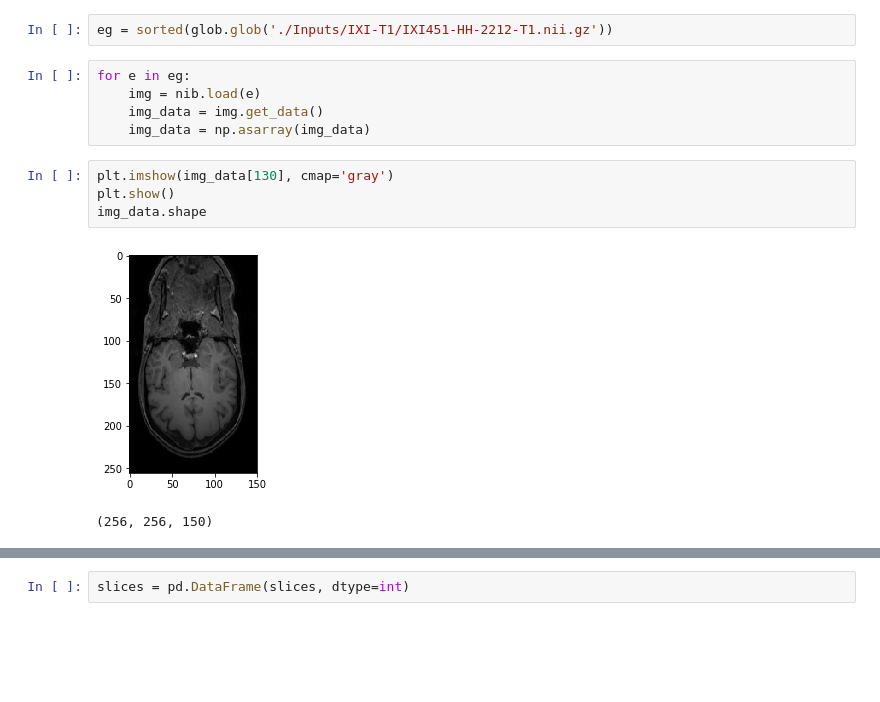
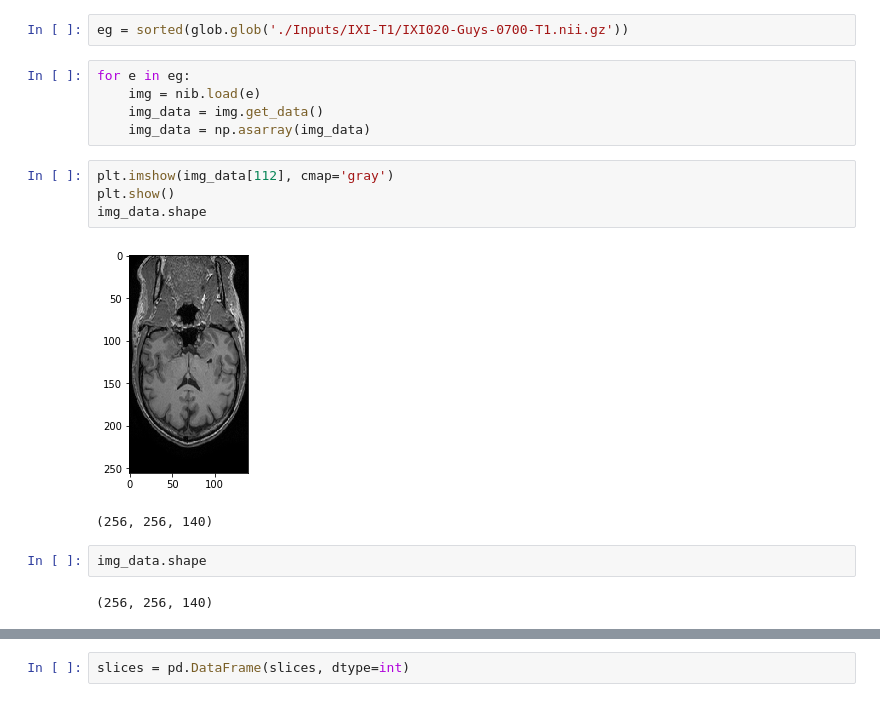
Before and after one commit to Mikhail-Naumov/Brain_Imaging, a Jupyter notebook: Image_Prepro_2D.ipynb, the cells around one changed output, grey strips where cells are left out. Cells and saved outputs as stored; diff of their text form; blank space fills up the shorter version.

```diff
--- a/Image_Prepro_2D.ipynb
+++ b/Image_Prepro_2D.ipynb
@@ -13,19 +11,23 @@ import matplotlib.pyplot as plt
 import pandas as pd
 import tqdm
 # %%
-eg = sorted(glob.glob('./Inputs/IXI-T1/IXI451-HH-2212-T1.nii.gz'))
+eg = sorted(glob.glob('./Inputs/IXI-T1/IXI020-Guys-0700-T1.nii.gz'))
 # %%
 for e in eg:
     img = nib.load(e)
     img_data = img.get_data()
     img_data = np.asarray(img_data)
 # %%
-plt.imshow(img_data[130], cmap='gray')
+plt.imshow(img_data[112], cmap='gray')
 plt.show()
 img_data.shape
 # %% [output]
-[figure, old version]
+[figure, new version]
-(256, 256, 150)
+(256, 256, 140)
+# %%
+img_data.shape
+# %% [output]
+(256, 256, 140)
 # %%
 slices = []
 ID = []
```
Also changed, not shown: parts of 2 cells of this notebook, 1 other file.
